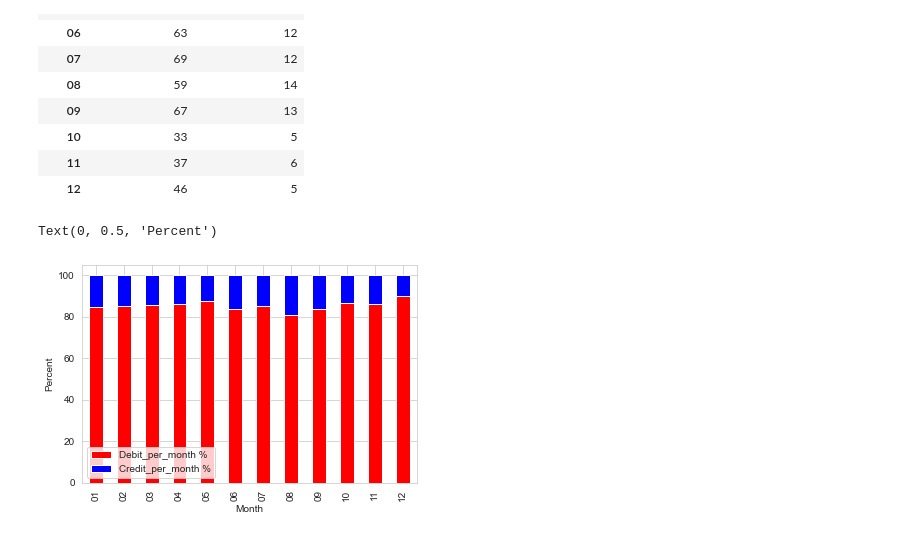
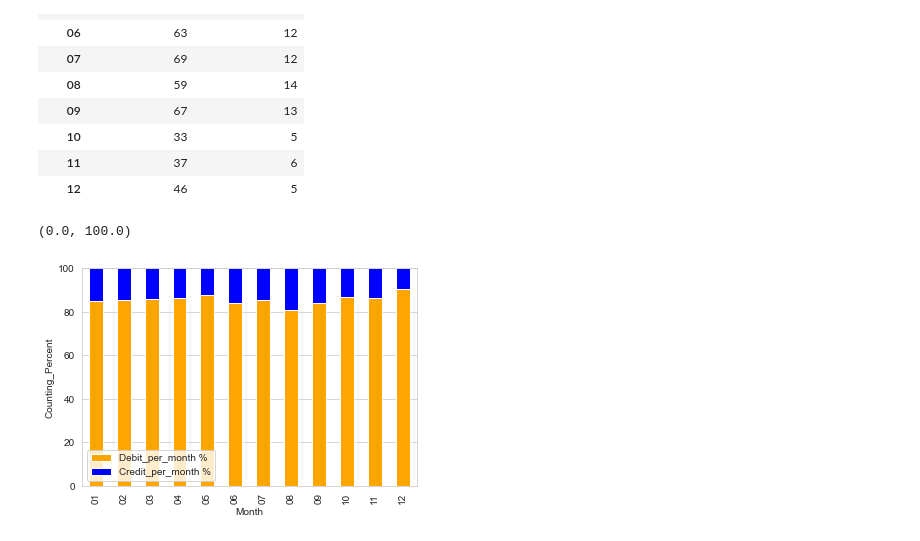
Before and after one commit to LeonTran29/Davidson_Person_Finance, a Jupyter notebook: Test.ipynb, the cells around one changed output. Cells and saved outputs as stored; diff of their text form; code cells hidden in the pictures.

```diff
--- a/Test.ipynb
+++ b/Test.ipynb
@@ -227,12 +227,13 @@ display(debit_credit_per_month_1)
 # %%
 sum_column = debit_credit_per_month_1['Debit_per_month']+debit_credit_per_month_1['Credit_per_month']
 debit_percent = debit_credit_per_month_1['Debit_per_month']*100/sum_column
 credit_percent = debit_credit_per_month_1['Credit_per_month']*100/sum_column
 debit_credit_per_month_1['Debit_per_month %']=debit_percent
 debit_credit_per_month_1['Credit_per_month %']=credit_percent
 debit_credit_per_month_1.drop(['Debit_per_month','Credit_per_month'],axis=1,inplace=True)
-debit_credit_per_month_1.plot(kind='bar',stacked=True,color=['Red','Blue'])
-plt.ylabel('Percent')
+debit_credit_per_month_1.plot(kind='bar',stacked=True,color=['Orange','Blue'])
+plt.ylabel('Counting_Percent')
+plt.ylim([0,100])
 # %% [output]
-Text(0, 0.5, 'Percent')
+(0.0, 100.0)
-[figure, old version]
+[figure, new version]
```
Also changed, not shown: parts of 3 cells of this notebook, 1 other file.
